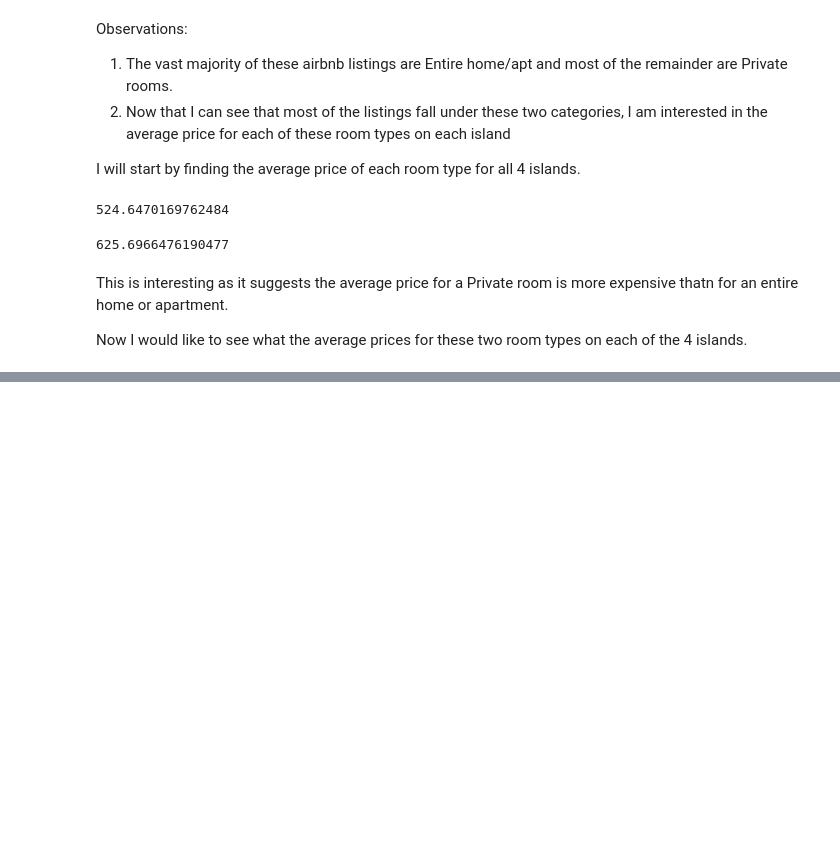
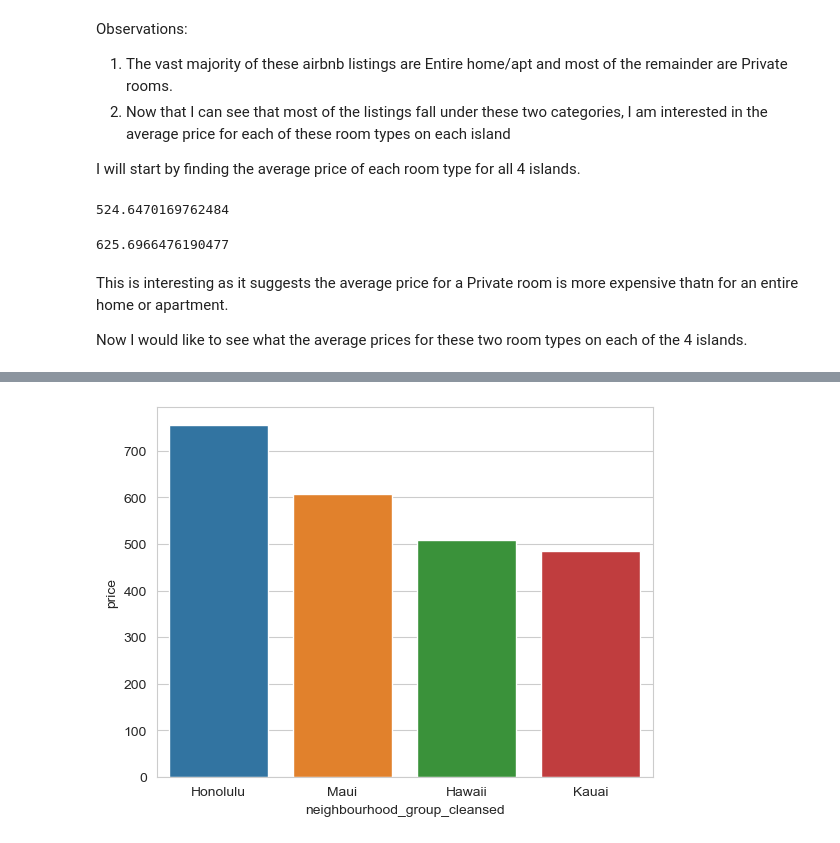
Before and after one commit to ubco-W2022T2-data301/project-group-group38, a Jupyter notebook: CB_EDA_Milestone3.ipynb, the cells around one changed output, grey strips where cells are left out. Drawn from its saved outputs; the diff is of its cells as text; code cells hidden in the pictures; blank space fills up the shorter version.

```diff
--- a/CB_EDA_Milestone3.ipynb
+++ b/CB_EDA_Milestone3.ipynb
@@ -151,0 +162,4 @@ Now I would like to see what the average prices for these two room types on each
+# %%
+avg_price_private_room_by_island = private_room_df.groupby(['neighbourhood_group_cleansed', 'room_type'])['price'].mean()
+df_avg_price_private_room_by_island = pd.DataFrame(avg_price_private_room_by_island).reset_index().sort_values(by=['price'], ascending=False)
+df_avg_price_private_room_by_island
@@ -151,0 +179,5 @@ Now I would like to see what the average prices for these two room types on each
+# %%
+sns.set_style('whitegrid')
+barplot3 = sns.barplot(x='neighbourhood_group_cleansed', y='price', data=df_avg_price_private_room_by_island)
+# %% [output]
+[figure, added]
```
Also changed, not shown: parts of 6 cells of this notebook.
